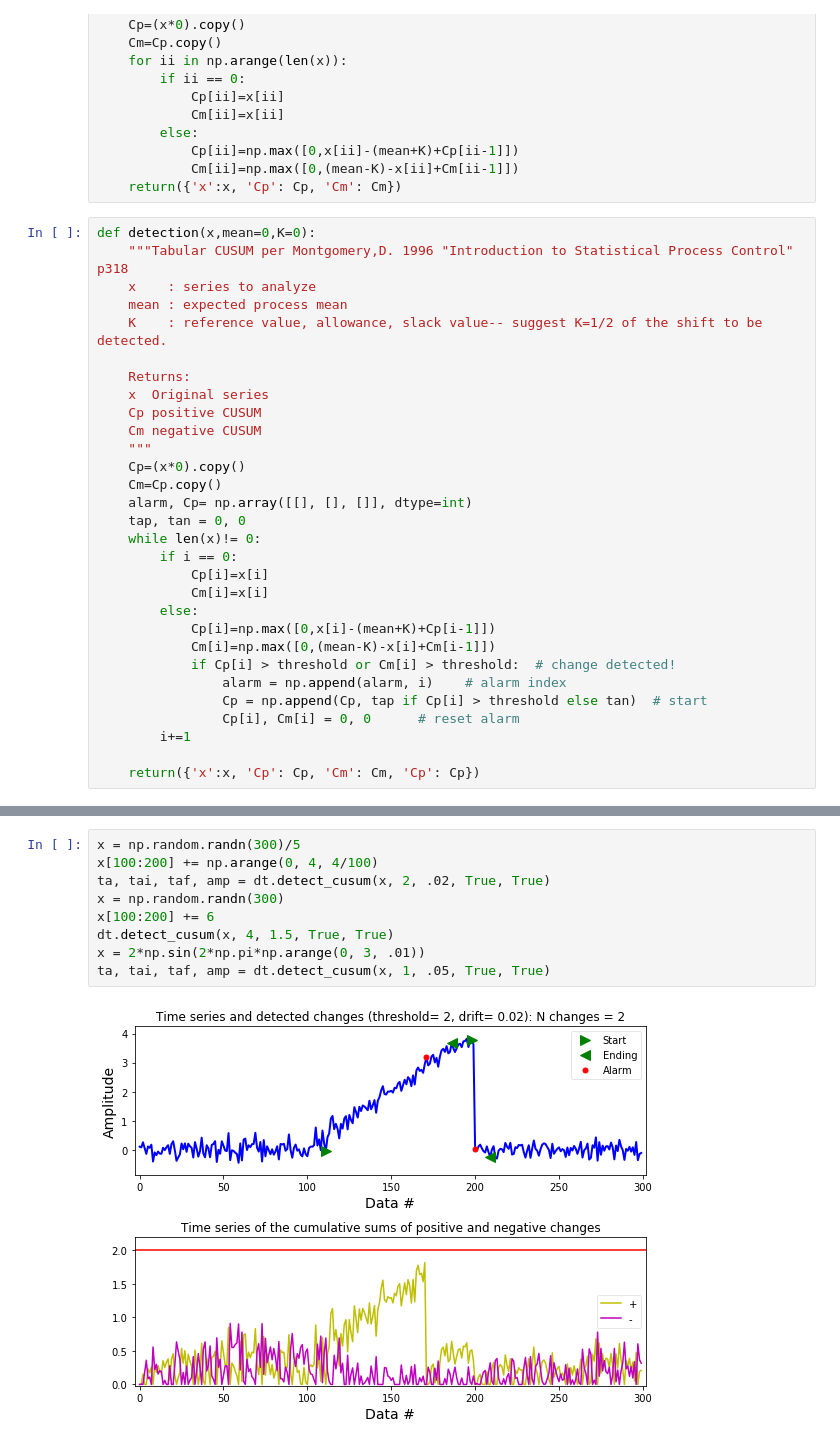
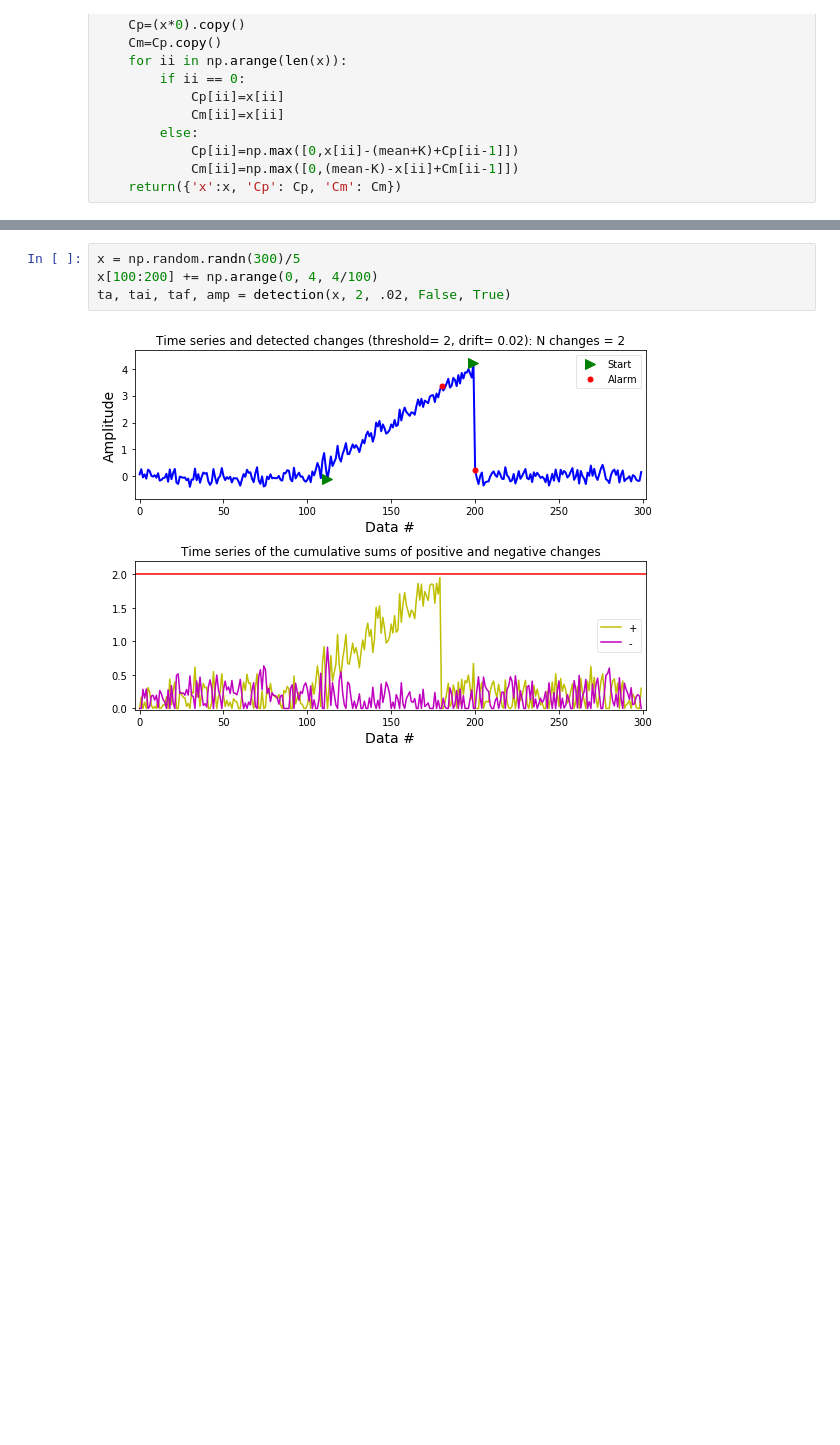
Before and after one commit to Barbarioli/OTSS, a Jupyter notebook: test.ipynb, the cells around one changed output, grey strips where cells are left out. Cells and saved outputs as stored; diff of their text form; blank space fills up the shorter version.

```diff
--- a/test.ipynb
+++ b/test.ipynb
@@ -311,36 +311,6 @@ def cusum(x,mean=0,K=0):
             Cp[ii]=np.max([0,x[ii]-(mean+K)+Cp[ii-1]])
             Cm[ii]=np.max([0,(mean-K)-x[ii]+Cm[ii-1]])
     return({'x':x, 'Cp': Cp, 'Cm': Cm})
-# %%
-def detection(x,mean=0,K=0):
-    """Tabular CUSUM per Montgomery,D. 1996 "Introduction to Statistical Process Control" p318
-    x    : series to analyze
-    mean : expected process mean
-    K    : reference value, allowance, slack value-- suggest K=1/2 of the shift to be detected.
-
-    Returns:
-    x  Original series
-    Cp positive CUSUM
-    Cm negative CUSUM
-    """
-    Cp=(x*0).copy()
-    Cm=Cp.copy()
-    alarm, Cp= np.array([[], [], []], dtype=int)
-    tap, tan = 0, 0
-    while len(x)!= 0:
-        if i == 0:
-            Cp[i]=x[i]
-            Cm[i]=x[i]
-        else:
-            Cp[i]=np.max([0,x[i]-(mean+K)+Cp[i-1]])
-            Cm[i]=np.max([0,(mean-K)-x[i]+Cm[i-1]])
-            if Cp[i] > threshold or Cm[i] > threshold:  # change detected!
-                alarm = np.append(alarm, i)    # alarm index
-                Cp = np.append(Cp, tap if Cp[i] > threshold else tan)  # start
-                Cp[i], Cm[i] = 0, 0      # reset alarm
-        i+=1
-
-    return({'x':x, 'Cp': Cp, 'Cm': Cm, 'Cp': Cp})
 # %%
 pd.DataFrame(cusum(np.random.randn(200)+np.repeat([0,0.5],100),K=0.25)).plot()
 # %% [output]
@@ -349,11 +399,6 @@ pd.DataFrame(cusum(np.random.randn(200)+np.repeat([0,0.5],100),K=0.25)).plot()
 # %%
 x = np.random.randn(300)/5
 x[100:200] += np.arange(0, 4, 4/100)
-ta, tai, taf, amp = dt.detect_cusum(x, 2, .02, True, True)
-x = np.random.randn(300)
-x[100:200] += 6
-dt.detect_cusum(x, 4, 1.5, True, True)
-x = 2*np.sin(2*np.pi*np.arange(0, 3, .01))
-ta, tai, taf, amp = dt.detect_cusum(x, 1, .05, True, True)
+ta, tai, taf, amp = detection(x, 2, .02, False, True)
 # %% [output]
-[figure, old version]
+[figure, new version]
```
Also changed, not shown: parts of 4 cells of this notebook.
